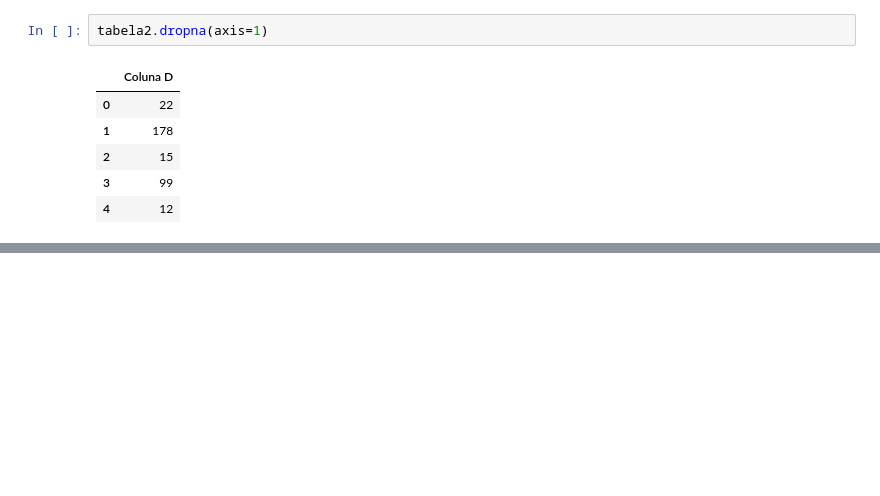
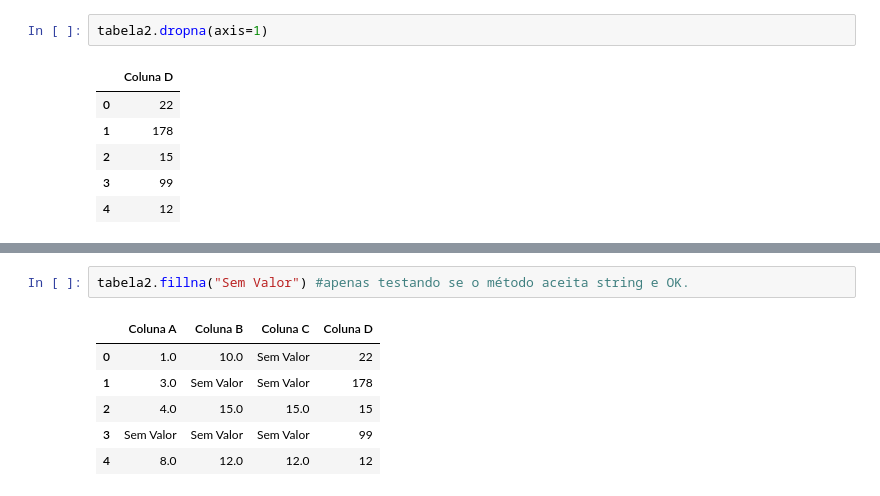
Before and after one commit to FranciniSantana/data-analysis-python-FreeCodeCamp, a Jupyter notebook: 2_Pandas__Data_Analysis_With_Python_freeCodeCamp.ipynb, the cells around one changed output, grey strips where cells are left out. Saved outputs shown, nothing was run; the diff lists cells and outputs as text; blank space fills up the shorter version.

```diff
--- a/2_Pandas__Data_Analysis_With_Python_freeCodeCamp.ipynb
+++ b/2_Pandas__Data_Analysis_With_Python_freeCodeCamp.ipynb
@@ -875,0 +890,9 @@ tabela2.dropna(axis=1)
+# %%
+tabela2.fillna("Sem Valor") #apenas testando se o método aceita string e OK.
+# %% [output]
+|  | Coluna A | Coluna B | Coluna C | Coluna D |
+| 0 | 1.0 | 10.0 | Sem Valor | 22 |
+| 1 | 3.0 | Sem Valor | Sem Valor | 178 |
+| 2 | 4.0 | 15.0 | 15.0 | 15 |
+| 3 | Sem Valor | Sem Valor | Sem Valor | 99 |
+| 4 | 8.0 | 12.0 | 12.0 | 12 |
```
Also changed, not shown: parts of 24 cells of this notebook.
